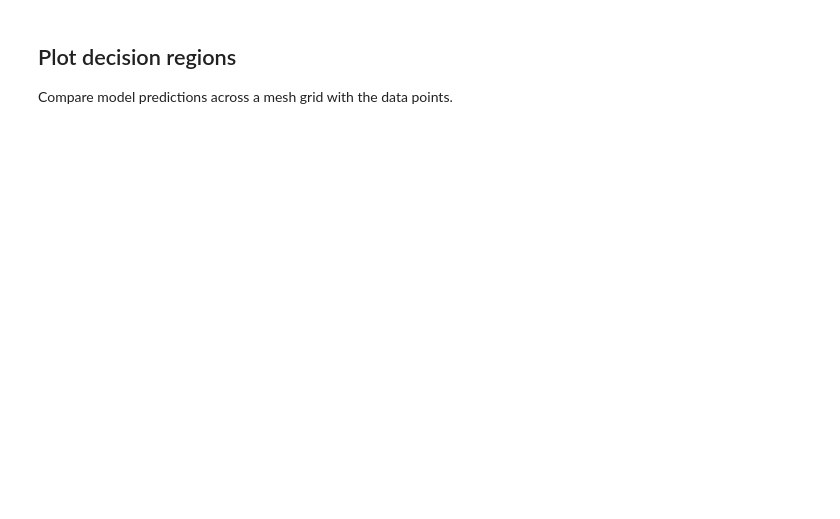
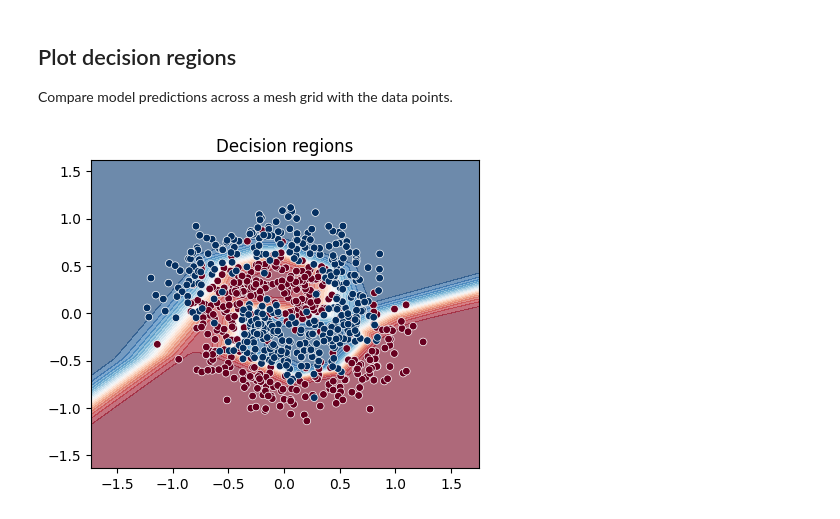
Before and after one commit to agasy18/pa-academy-ai-2025, a Jupyter notebook: notebooks/lesson1_demo.ipynb, the cells around one changed output. Cells and saved outputs as stored; diff of their text form; code cells hidden in the pictures; blank space fills up the shorter version.

```diff
--- a/notebooks/lesson1_demo.ipynb
+++ b/notebooks/lesson1_demo.ipynb
@@ -80,16 +121,18 @@ Compare model predictions across a mesh grid with the data points.
 # %%
 xx, yy = np.meshgrid(
     np.linspace(X[:,0].min()-0.5, X[:,0].max()+0.5, 200),
     np.linspace(X[:,1].min()-0.5, X[:,1].max()+0.5, 200)
 )
 grid = np.c_[xx.ravel(), yy.ravel()].astype('float32')
 model.eval()
 with torch.no_grad():
     grid_t = torch.from_numpy(grid)
     probs = model(grid_t).detach().numpy().reshape(xx.shape)
 
 plt.figure(figsize=(5,4))
 cs = plt.contourf(xx, yy, probs, levels=20, cmap='RdBu', alpha=0.6)
-plt.scatter(X[:,0], X[:,1], c=y, cmap='RdBu', edgecolor='k', s=12)
+plt.scatter(X[:,0], X[:,1], c=y, cmap='RdBu', edgecolor='white', linewidth=0.5, s=30)
 plt.title('Decision regions')
 plt.show()
+# %% [output]
+[figure, added]
```
Also changed, not shown: parts of 8 cells of this notebook, 1 other file.
